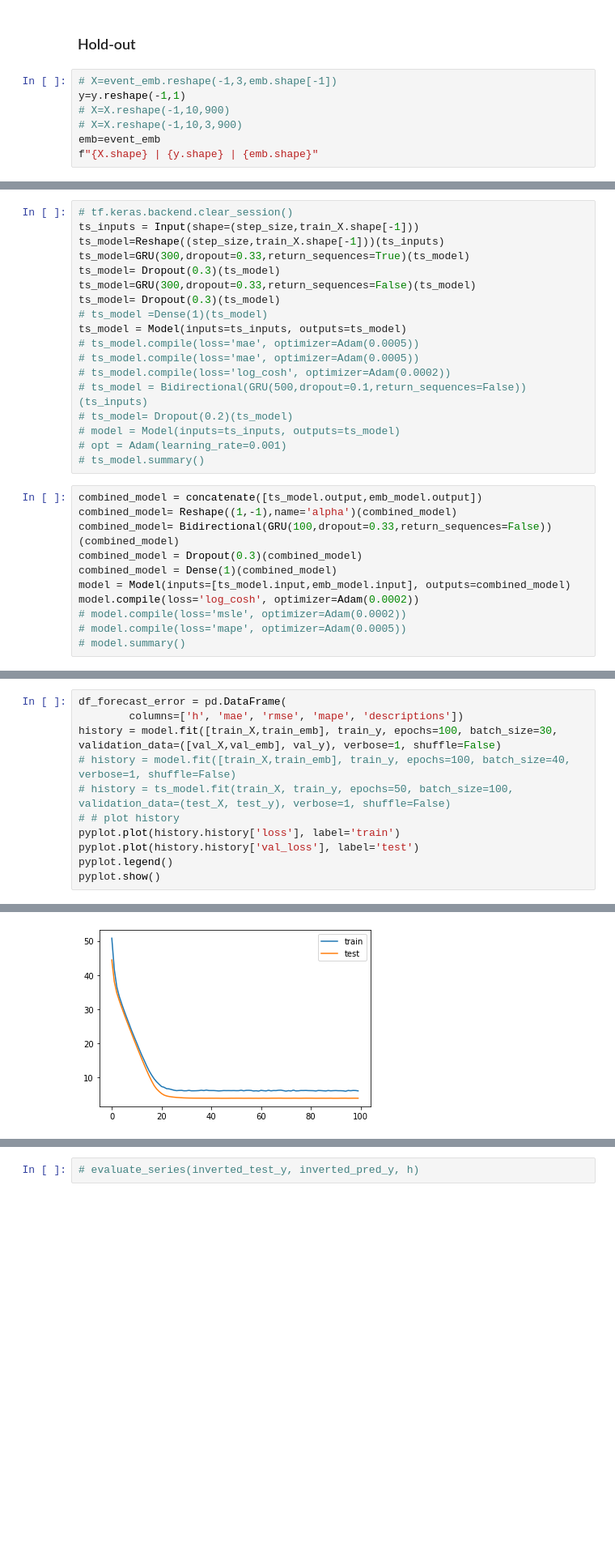
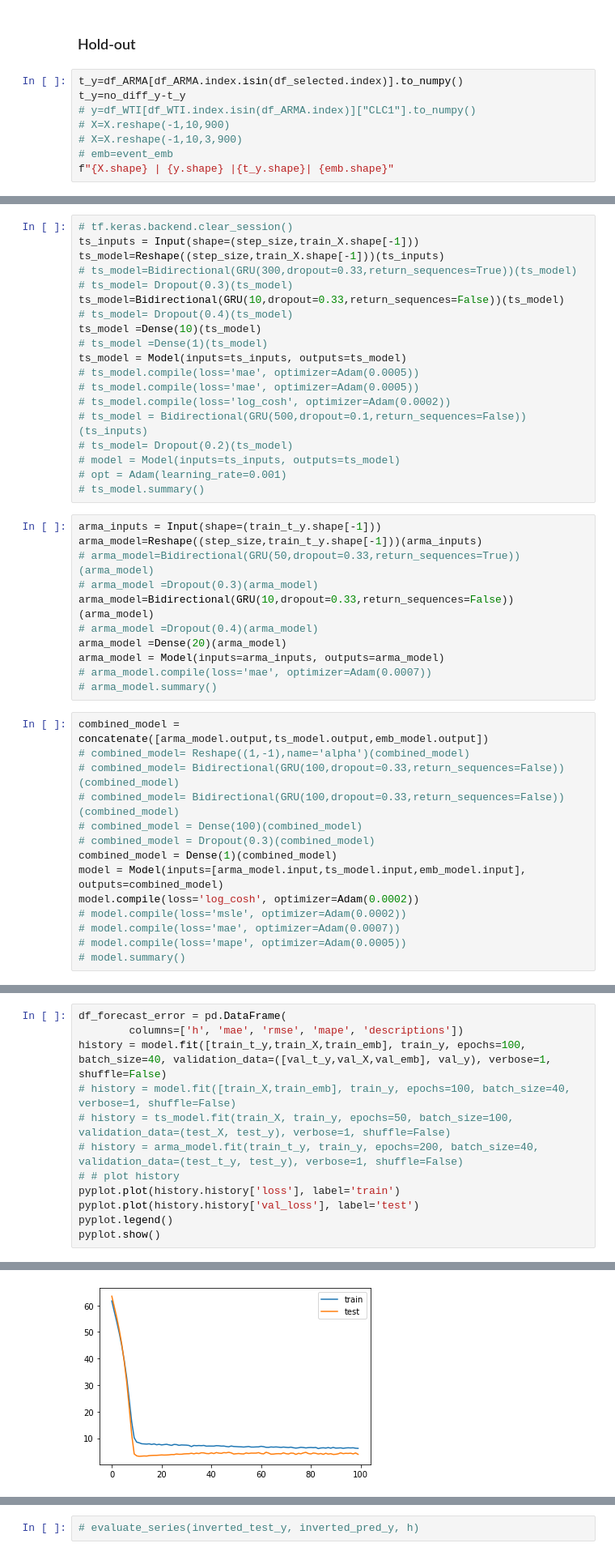
Before and after one commit to ben-edde/LIMA, a Jupyter notebook: model/bench.ipynb, the cells around one changed output, grey strips where cells are left out. Shown at 81% size. Drawn from its saved outputs; the diff is of its cells as text; blank space fills up the shorter version.

```diff
--- a/model/bench.ipynb
+++ b/model/bench.ipynb
@@ -726,9 +897,10 @@ tf.random.set_seed(seed_value)
 # %% [markdown]
 ### Hold-out
 # %%
-# X=event_emb.reshape(-1,3,emb.shape[-1])
-y=y.reshape(-1,1)
+t_y=df_ARMA[df_ARMA.index.isin(df_selected.index)].to_numpy()
+t_y=no_diff_y-t_y
+# y=df_WTI[df_WTI.index.isin(df_ARMA.index)]["CLC1"].to_numpy()
 # X=X.reshape(-1,10,900)
 # X=X.reshape(-1,10,3,900)
-emb=event_emb
-f"{X.shape} | {y.shape} | {emb.shape}"
+# emb=event_emb
+f"{X.shape} | {y.shape} |{t_y.shape}| {emb.shape}"
@@ -812,10 +998,11 @@ emb_model = Model(inputs=emb_inputs, outputs=emb_model)
 # tf.keras.backend.clear_session()
 ts_inputs = Input(shape=(step_size,train_X.shape[-1]))
 ts_model=Reshape((step_size,train_X.shape[-1]))(ts_inputs)
-ts_model=GRU(300,dropout=0.33,return_sequences=True)(ts_model)
-ts_model= Dropout(0.3)(ts_model)
-ts_model=GRU(300,dropout=0.33,return_sequences=False)(ts_model)
-ts_model= Dropout(0.3)(ts_model)
+# ts_model=Bidirectional(GRU(300,dropout=0.33,return_sequences=True))(ts_model)
+# ts_model= Dropout(0.3)(ts_model)
+ts_model=Bidirectional(GRU(10,dropout=0.33,return_sequences=False))(ts_model)
+# ts_model= Dropout(0.4)(ts_model)
+ts_model =Dense(10)(ts_model)
 # ts_model =Dense(1)(ts_model)
 ts_model = Model(inputs=ts_inputs, outputs=ts_model)
 # ts_model.compile(loss='mae', optimizer=Adam(0.0005))
@@ -826,14 +1013,28 @@ ts_model = Model(inputs=ts_inputs, outputs=ts_model)
 # model = Model(inputs=ts_inputs, outputs=ts_model)
 # opt = Adam(learning_rate=0.001)
 # ts_model.summary()
+# %%
+arma_inputs = Input(shape=(train_t_y.shape[-1]))
+arma_model=Reshape((step_size,train_t_y.shape[-1]))(arma_inputs)
+# arma_model=Bidirectional(GRU(50,dropout=0.33,return_sequences=True))(arma_model)
+# arma_model =Dropout(0.3)(arma_model)
+arma_model=Bidirectional(GRU(10,dropout=0.33,return_sequences=False))(arma_model)
+# arma_model =Dropout(0.4)(arma_model)
+arma_model =Dense(20)(arma_model)
+arma_model = Model(inputs=arma_inputs, outputs=arma_model)
+# arma_model.compile(loss='mae', optimizer=Adam(0.0007))
+# arma_model.summary()
 # %%
-combined_model = concatenate([ts_model.output,emb_model.output])
-combined_model= Reshape((1,-1),name='alpha')(combined_model)
-combined_model= Bidirectional(GRU(100,dropout=0.33,return_sequences=False))(combined_model)
-combined_model = Dropout(0.3)(combined_model)
+combined_model = concatenate([arma_model.output,ts_model.output,emb_model.output])
+# combined_model= Reshape((1,-1),name='alpha')(combined_model)
+# combined_model= Bidirectional(GRU(100,dropout=0.33,return_sequences=False))(combined_model)
+# combined_model= Bidirectional(GRU(100,dropout=0.33,return_sequences=False))(combined_model)
+# combined_model = Dense(100)(combined_model)
+# combined_model = Dropout(0.3)(combined_model)
 combined_model = Dense(1)(combined_model)
-model = Model(inputs=[ts_model.input,emb_model.input], outputs=combined_model)
+model = Model(inputs=[arma_model.input,ts_model.input,emb_model.input], outputs=combined_model)
 model.compile(loss='log_cosh', optimizer=Adam(0.0002))
 # model.compile(loss='msle', optimizer=Adam(0.0002))
+# model.compile(loss='mae', optimizer=Adam(0.0007))
 # model.compile(loss='mape', optimizer=Adam(0.0005))
 # model.summary()
@@ -847,9 +1041,10 @@ model.compile(loss='log_cosh', optimizer=Adam(0.0002))
 # %%
 df_forecast_error = pd.DataFrame(
         columns=['h', 'mae', 'rmse', 'mape', 'descriptions'])
-history = model.fit([train_X,train_emb], train_y, epochs=100, batch_size=30, validation_data=([val_X,val_emb], val_y), verbose=1, shuffle=False)
+history = model.fit([train_t_y,train_X,train_emb], train_y, epochs=100, batch_size=40, validation_data=([val_t_y,val_X,val_emb], val_y), verbose=1, shuffle=False)
 # history = model.fit([train_X,train_emb], train_y, epochs=100, batch_size=40, verbose=1, shuffle=False)
 # history = ts_model.fit(train_X, train_y, epochs=50, batch_size=100, validation_data=(test_X, test_y), verbose=1, shuffle=False)
+# history = arma_model.fit(train_t_y, train_y, epochs=200, batch_size=40, validation_data=(test_t_y, test_y), verbose=1, shuffle=False)
 # # plot history
 pyplot.plot(history.history['loss'], label='train')
 pyplot.plot(history.history['val_loss'], label='test')
@@ -876,2 +1071,2 @@ Epoch 100/100
-[figure, old version]
+[figure, new version]
 # %%
```
Also changed, not shown: parts of 46 cells of this notebook.
